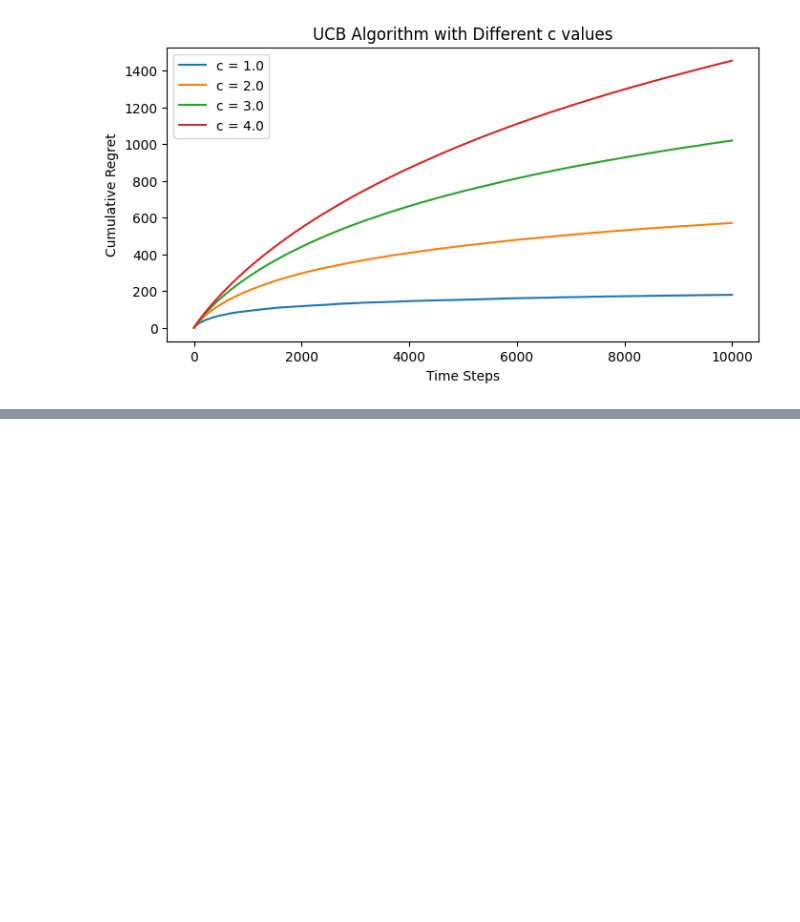
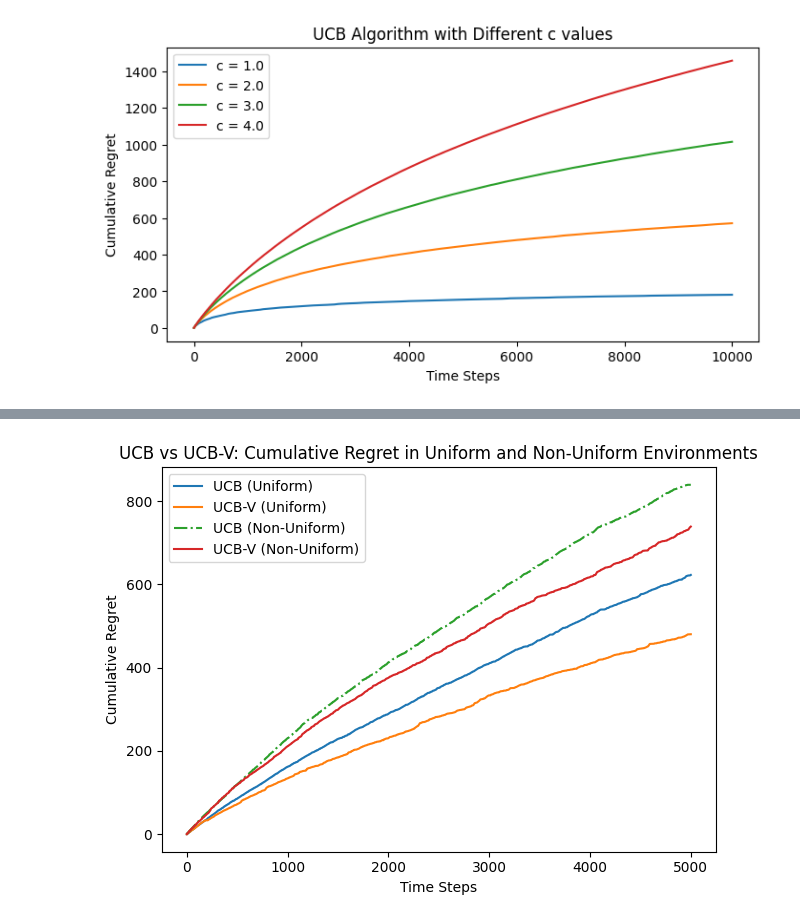
Before and after one commit to dayeonryoo/research-skills-stochastic-MAB, a Jupyter notebook: stationary_algorithms.ipynb, the cells around one changed output, grey strips where cells are left out. Cells and saved outputs as stored; diff of their text form; code cells hidden in the pictures; blank space fills up the shorter version.

```diff
--- a/stationary_algorithms.ipynb
+++ b/stationary_algorithms.ipynb
@@ -384,0 +385,70 @@ plt.show()
+# %%
+# ==========================
+# UCB-V
+# ==========================
+
+class UCB_V:
+    def __init__(self, num_arms, c=2):
+        self.num_arms = num_arms
+        self.c = c
+        self.counts = np.zeros(num_arms)
+        self.values = np.zeros(num_arms)
+        self.squared_values = np.zeros(num_arms)
+        self.t = 1
+
+    def select_arm(self):
+        if self.t <= self.num_arms:
+            return self.t - 1
+        ucb_values = np.zeros(self.num_arms)
+        for i in range(self.num_arms):
+            mean = self.values[i]
+            count = self.counts[i]
+            variance = self.squared_values[i] / count - mean ** 2 if count > 0 else 0
+            bonus = self.c * np.sqrt((2 * np.log(self.t) * max(variance, 1e-6)) / count)
+            bonus += (3 * np.log(self.t)) / count
+            ucb_values[i] = mean + bonus
+        return np.argmax(ucb_values)
+
+    def update(self, arm, reward):
+        self.counts[arm] += 1
+        self.values[arm] += (reward - self.values[arm]) / self.counts[arm]
+        self.squared_values[arm] += reward ** 2
+        self.t += 1
+
+# ==========================
+# NEW: UCB vs UCB-V using initial uniform rewards
+# ==========================
+ucb_regret = run_experiment(UCB, {'num_arms': num_arms, 'c': 4}, env, num_steps)
+ucbv_regret = run_experiment(UCB_V, {'num_arms': num_arms, 'c': 4}, env, num_steps)
+
+ucb_regret_uniform = run_experiment(UCB, {'num_arms': num_arms, 'c': 4}, env, num_steps)
+ucbv_regret_uniform = run_experiment(UCB_V, {'num_arms': num_arms, 'c': 4}, env, num_steps)
+
+# ==========================
+# NEW: Non-uniform reward means for realistic setup
+# ==========================
+reward_means_non_uniform = np.array([0.1, 0.15, 0.3, 0.25, 0.5, 0.55, 0.4, 0.45, 0.7, 0.65])
+env_non_uniform = BanditEnvironment(num_arms, reward_means_non_uniform)
+
+# ==========================
+# NEW: Compare UCB and UCB-V under non-uniform reward distribution
+# ==========================
+ucb_regret_nu = run_experiment(UCB, {'num_arms': num_arms, 'c': 4}, env_non_uniform, num_steps)
+ucbv_regret_nu = run_experiment(UCB_V, {'num_arms': num_arms, 'c': 4}, env_non_uniform, num_steps)
+
+# Uniform reward setting
+plt.plot(ucb_regret_uniform, label='UCB (Uniform)', linestyle='-')
+plt.plot(ucbv_regret_uniform, label='UCB-V (Uniform)', linestyle='-')
+
+# Non-uniform reward setting
+plt.plot(ucb_regret_nu, label='UCB (Non-Uniform)', linestyle='-.')
+plt.plot(ucbv_regret_nu, label='UCB-V (Non-Uniform)', linestyle='-')
+
+plt.xlabel("Time Steps")
+plt.ylabel("Cumulative Regret")
+plt.title("UCB vs UCB-V: Cumulative Regret in Uniform and Non-Uniform Environments")
+plt.legend()
+plt.tight_layout()
+plt.show()
+# %% [output]
+[figure, added]
```
Also changed, not shown: parts of 2 cells of this notebook.
